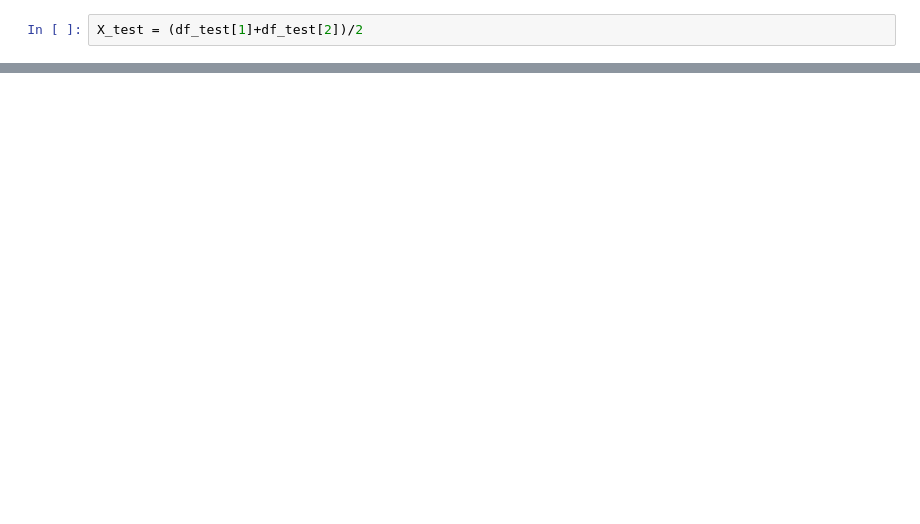
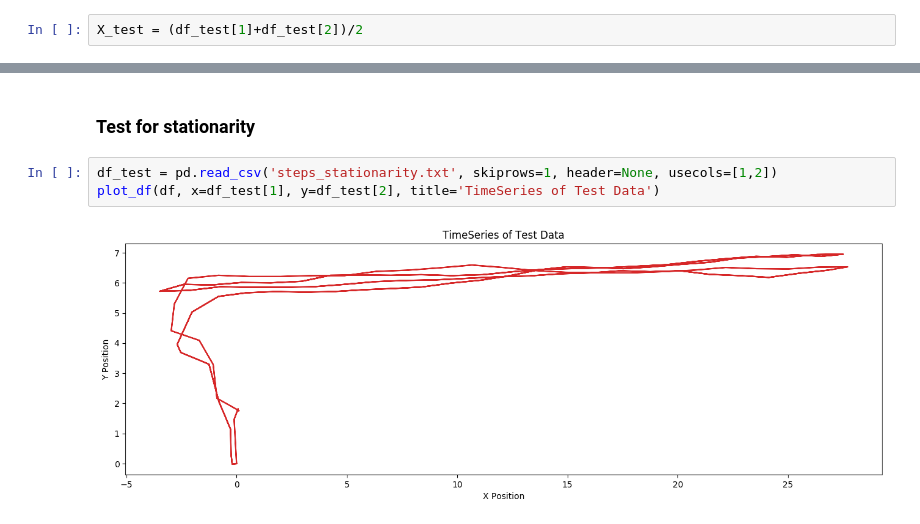
Before and after one commit to rahulrajpl/bluetrack, a Jupyter notebook: analytics/TimeSeries.ipynb, the cells around one changed output, grey strips where cells are left out. Saved outputs shown, nothing was run; the diff lists cells and outputs as text; blank space fills up the shorter version.

Commit message:
data generation done

```diff
--- a/analytics/TimeSeries.ipynb
+++ b/analytics/TimeSeries.ipynb
@@ -151,0 +155,7 @@ PlotThresholdArea(dj_scores, title='Threshold area of test data')
+# %% [markdown]
+### Test for stationarity
+# %%
+df_test = pd.read_csv('steps_stationarity.txt', skiprows=1, header=None, usecols=[1,2])
+plot_df(df, x=df_test[1], y=df_test[2], title='TimeSeries of Test Data')
+# %% [output]
+[figure, added]
```
Also changed, not shown: parts of 21 cells of this notebook, 23 other files.
